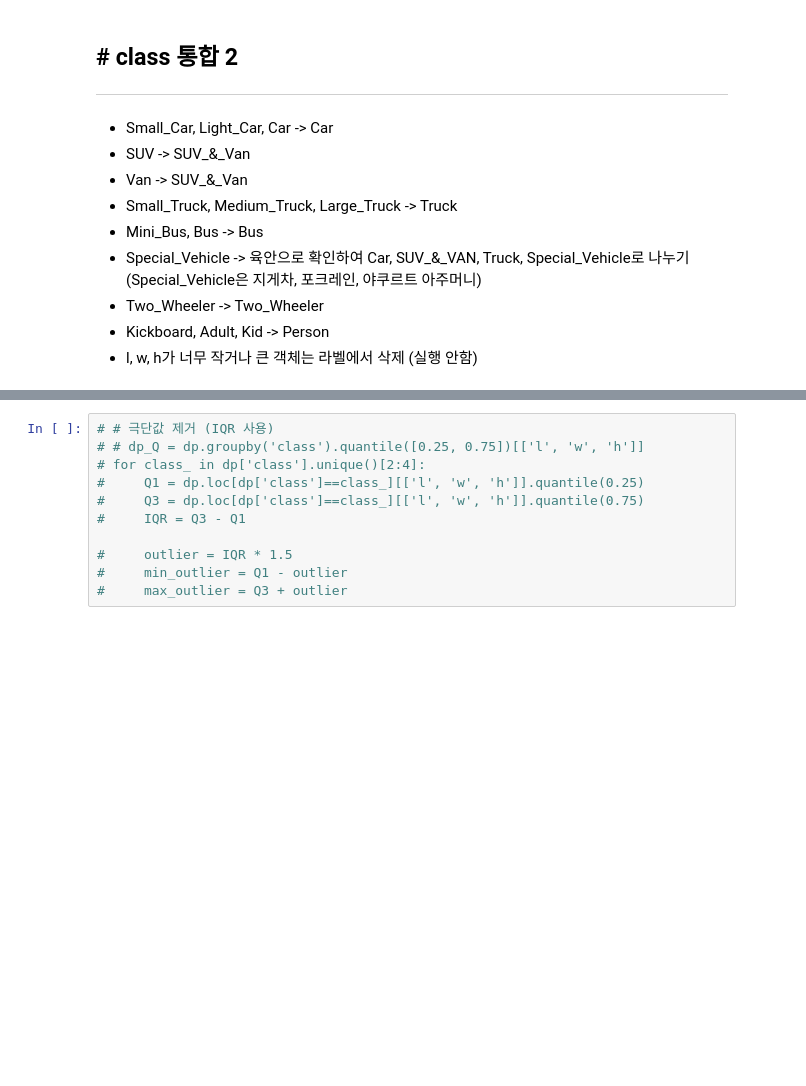
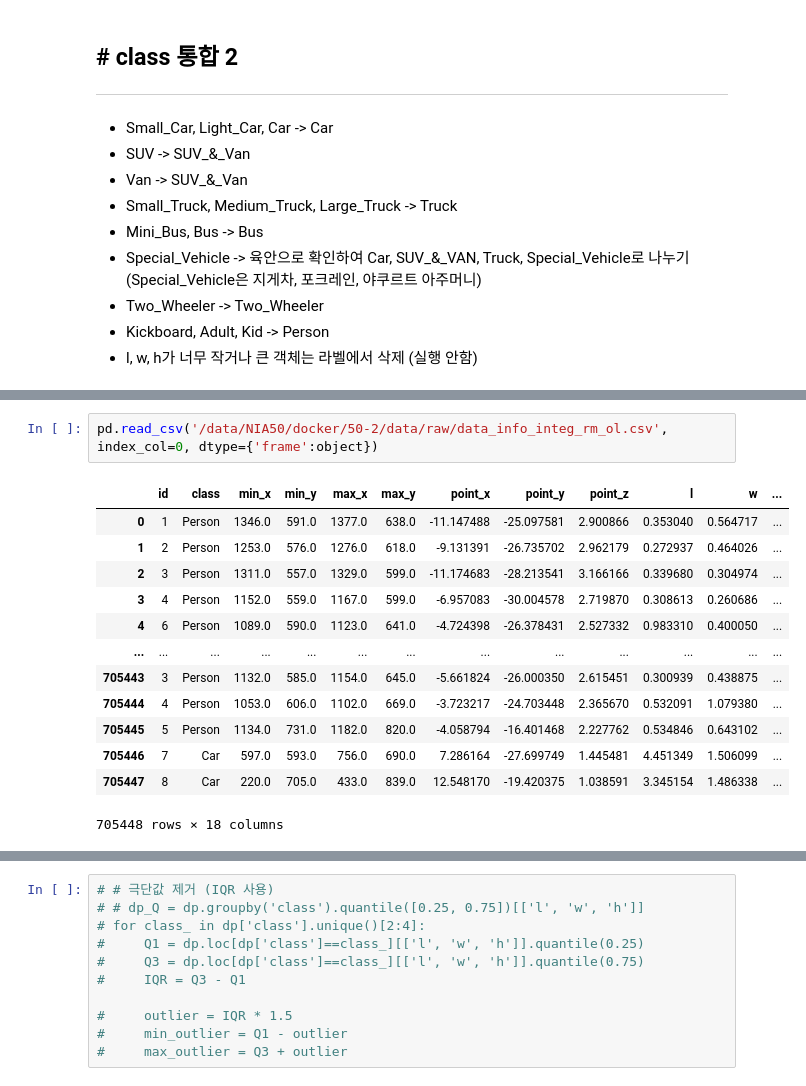
Before and after one commit to aivill-project/NIA50-2, a Jupyter notebook: kimgh/code/all_processing.ipynb, the cells around one changed output, grey strips where cells are left out. Drawn from its saved outputs; the diff is of its cells as text; blank space fills up the shorter version.

```diff
--- a/kimgh/code/all_processing.ipynb
+++ b/kimgh/code/all_processing.ipynb
@@ -335,0 +391,16 @@ memory usage: 113.1+ MB
+# %%
+pd.read_csv('/data/NIA50/docker/50-2/data/raw/data_info_integ_rm_ol.csv', index_col=0, dtype={'frame':object})
+# %% [output]
+|  | id | class | min_x | min_y | max_x | max_y | point_x | point_y | point_z | l | w | ... |
+| 0 | 1 | Person | 1346.0 | 591.0 | 1377.0 | 638.0 | -11.147488 | -25.097581 | 2.900866 | 0.353040 | 0.564717 | ... |
+| 1 | 2 | Person | 1253.0 | 576.0 | 1276.0 | 618.0 | -9.131391 | -26.735702 | 2.962179 | 0.272937 | 0.464026 | ... |
+| 2 | 3 | Person | 1311.0 | 557.0 | 1329.0 | 599.0 | -11.174683 | -28.213541 | 3.166166 | 0.339680 | 0.304974 | ... |
+| 3 | 4 | Person | 1152.0 | 559.0 | 1167.0 | 599.0 | -6.957083 | -30.004578 | 2.719870 | 0.308613 | 0.260686 | ... |
+| 4 | 6 | Person | 1089.0 | 590.0 | 1123.0 | 641.0 | -4.724398 | -26.378431 | 2.527332 | 0.983310 | 0.400050 | ... |
+| ... | ... | ... | ... | ... | ... | ... | ... | ... | ... | ... | ... | ... |
+| 705443 | 3 | Person | 1132.0 | 585.0 | 1154.0 | 645.0 | -5.661824 | -26.000350 | 2.615451 | 0.300939 | 0.438875 | ... |
+| 705444 | 4 | Person | 1053.0 | 606.0 | 1102.0 | 669.0 | -3.723217 | -24.703448 | 2.365670 | 0.532091 | 1.079380 | ... |
+| 705445 | 5 | Person | 1134.0 | 731.0 | 1182.0 | 820.0 | -4.058794 | -16.401468 | 2.227762 | 0.534846 | 0.643102 | ... |
+| 705446 | 7 | Car | 597.0 | 593.0 | 756.0 | 690.0 | 7.286164 | -27.699749 | 1.445481 | 4.451349 | 1.506099 | ... |
+| 705447 | 8 | Car | 220.0 | 705.0 | 433.0 | 839.0 | 12.548170 | -19.420375 | 1.038591 | 3.345154 | 1.486338 | ... |
+705448 rows × 18 columns
```
Also changed, not shown: parts of 14 cells of this notebook, 4 other files.
